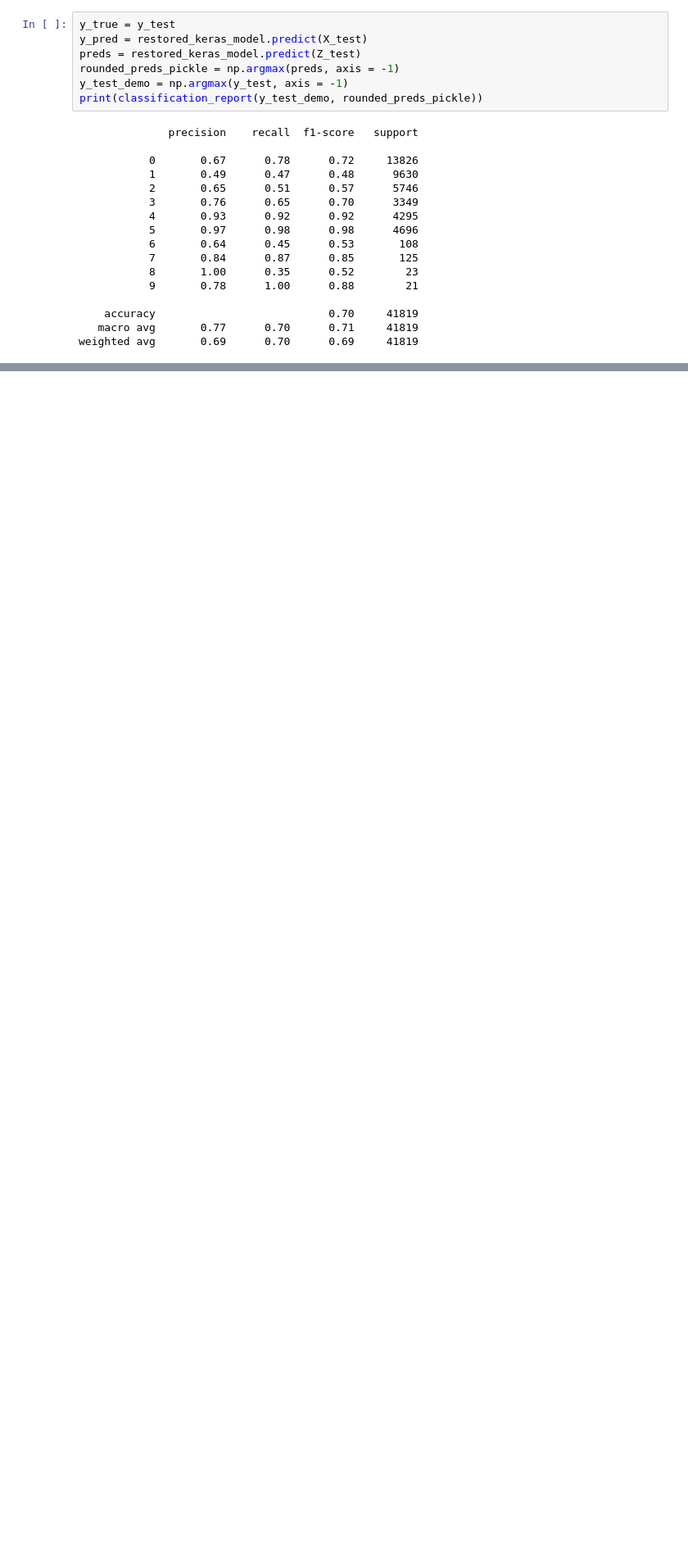
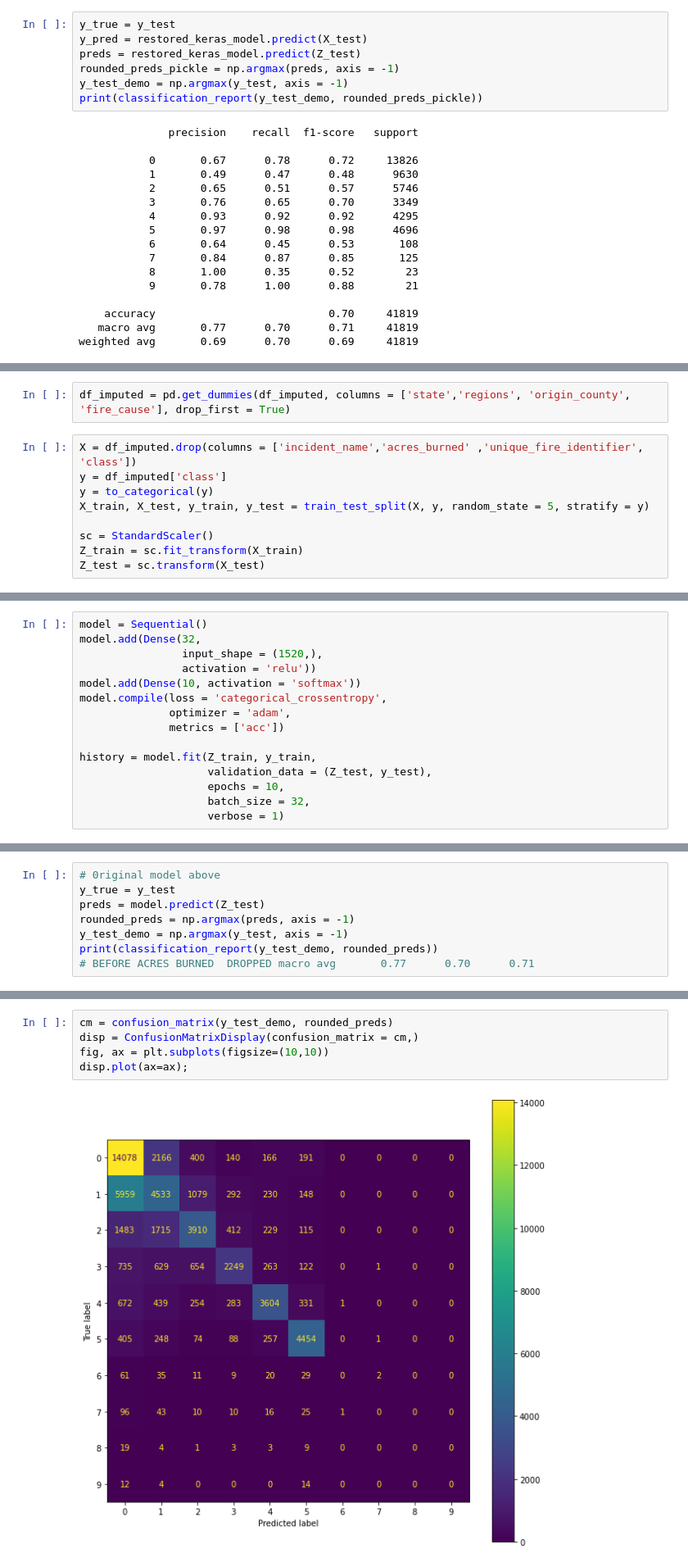
Before and after one commit to HOWBZR/Fire_Repo, a Jupyter notebook: Code/Models/Neural_Net.ipynb, the cells around one changed output, grey strips where cells are left out. Shown: that part at 82% size. Drawn from its saved outputs; the diff is of its cells as text; blank space fills up the shorter version.

```diff
--- a/Code/Models/Neural_Net.ipynb
+++ b/Code/Models/Neural_Net.ipynb
@@ -782,0 +822,11 @@ disp.plot(ax=ax);
+# %%
+df_imputed = pd.get_dummies(df_imputed, columns = ['state','regions', 'origin_county', 'fire_cause'], drop_first = True)
+# %%
+X = df_imputed.drop(columns = ['incident_name','acres_burned' ,'unique_fire_identifier', 'class'])
+y = df_imputed['class']
+y = to_categorical(y)
+X_train, X_test, y_train, y_test = train_test_split(X, y, random_state = 5, stratify = y)
+
+sc = StandardScaler()
+Z_train = sc.fit_transform(X_train)
+Z_test = sc.transform(X_test)
@@ -782,0 +837,15 @@ disp.plot(ax=ax);
+# %%
+model = Sequential()
+model.add(Dense(32,
+                input_shape = (1520,),
+                activation = 'relu'))
+model.add(Dense(10, activation = 'softmax'))
+model.compile(loss = 'categorical_crossentropy',
+              optimizer = 'adam',
+              metrics = ['acc'])
+
+history = model.fit(Z_train, y_train,
+                    validation_data = (Z_test, y_test),
+                    epochs = 10,
+                    batch_size = 32,
+                    verbose = 1)
@@ -782,0 +873,8 @@ disp.plot(ax=ax);
+# %%
+# 0riginal model above
+y_true = y_test
+preds = model.predict(Z_test)
+rounded_preds = np.argmax(preds, axis = -1)
+y_test_demo = np.argmax(y_test, axis = -1)
+print(classification_report(y_test_demo, rounded_preds))
+# BEFORE ACRES BURNED  DROPPED macro avg       0.77      0.70      0.71
@@ -782,0 +898,7 @@ disp.plot(ax=ax);
+# %%
+cm = confusion_matrix(y_test_demo, rounded_preds)
+disp = ConfusionMatrixDisplay(confusion_matrix = cm,)
+fig, ax = plt.subplots(figsize=(10,10))
+disp.plot(ax=ax);
+# %% [output]
+[figure, added]
```
Also changed, not shown: parts of 10 cells of this notebook.
